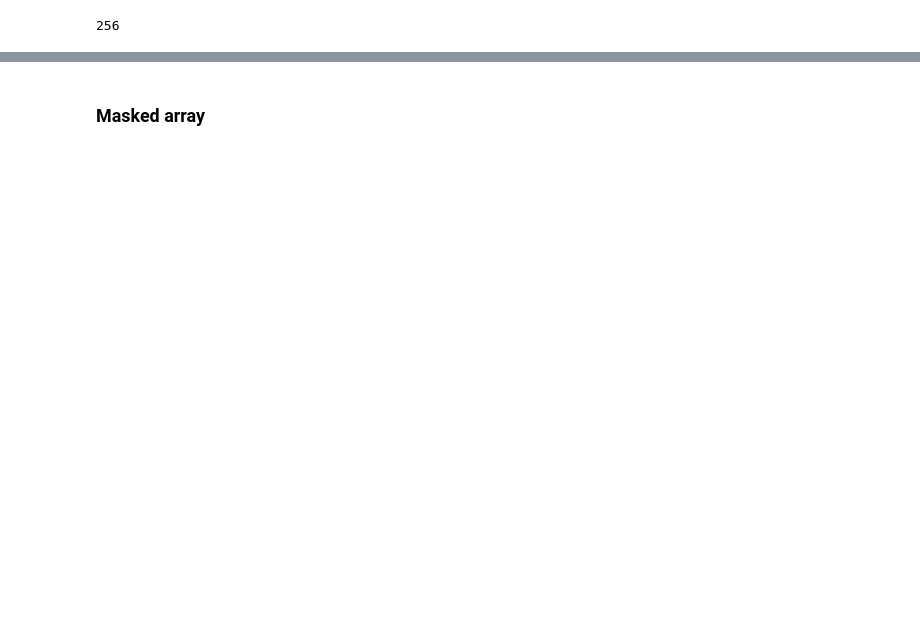
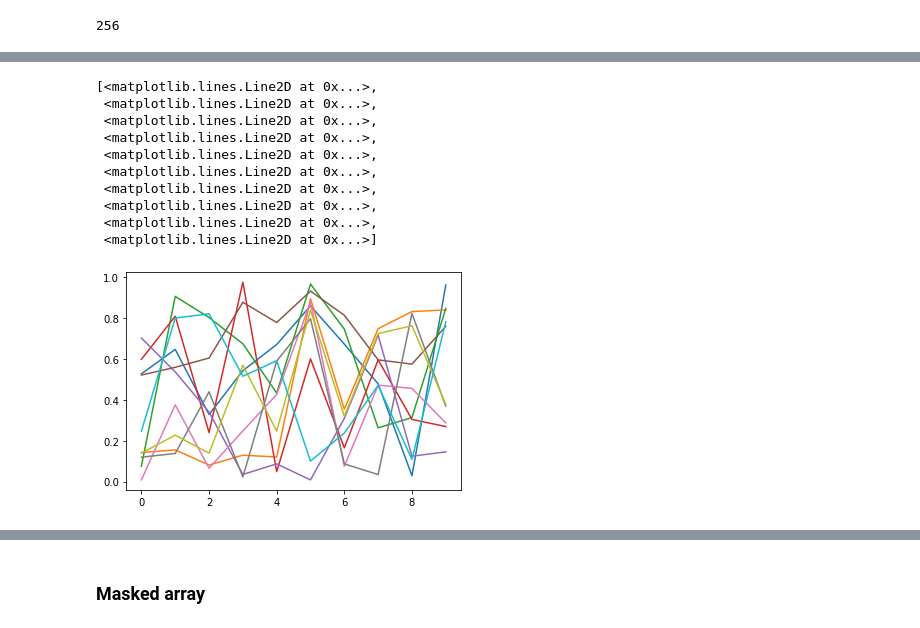
Before and after one commit to UW-GDA/jupyterbook, a Jupyter notebook: book/modules/03_NumPy_Pandas_Matplotlib/03_NumPy_Pandas_Demo.ipynb, the cells around one changed output, grey strips where cells are left out. Drawn from its saved outputs; the diff is of its cells as text; code cells hidden in the pictures; blank space fills up the shorter version.

```diff
--- a/book/modules/03_NumPy_Pandas_Matplotlib/03_NumPy_Pandas_Demo.ipynb
+++ b/book/modules/03_NumPy_Pandas_Matplotlib/03_NumPy_Pandas_Demo.ipynb
@@ -164 +422,15 @@ plt.plot(a)
+# %%
+plt.plot(a2)
+# %% [output]
+[<matplotlib.lines.Line2D at 0x...>,
+ <matplotlib.lines.Line2D at 0x...>,
+ <matplotlib.lines.Line2D at 0x...>,
+ <matplotlib.lines.Line2D at 0x...>,
+ <matplotlib.lines.Line2D at 0x...>,
+ <matplotlib.lines.Line2D at 0x...>,
+ <matplotlib.lines.Line2D at 0x...>,
+ <matplotlib.lines.Line2D at 0x...>,
+ <matplotlib.lines.Line2D at 0x...>,
+ <matplotlib.lines.Line2D at 0x...>]
+[figure, added]
 # %%
```
Also changed, not shown: parts of 171 cells of this notebook, 1 other file.
